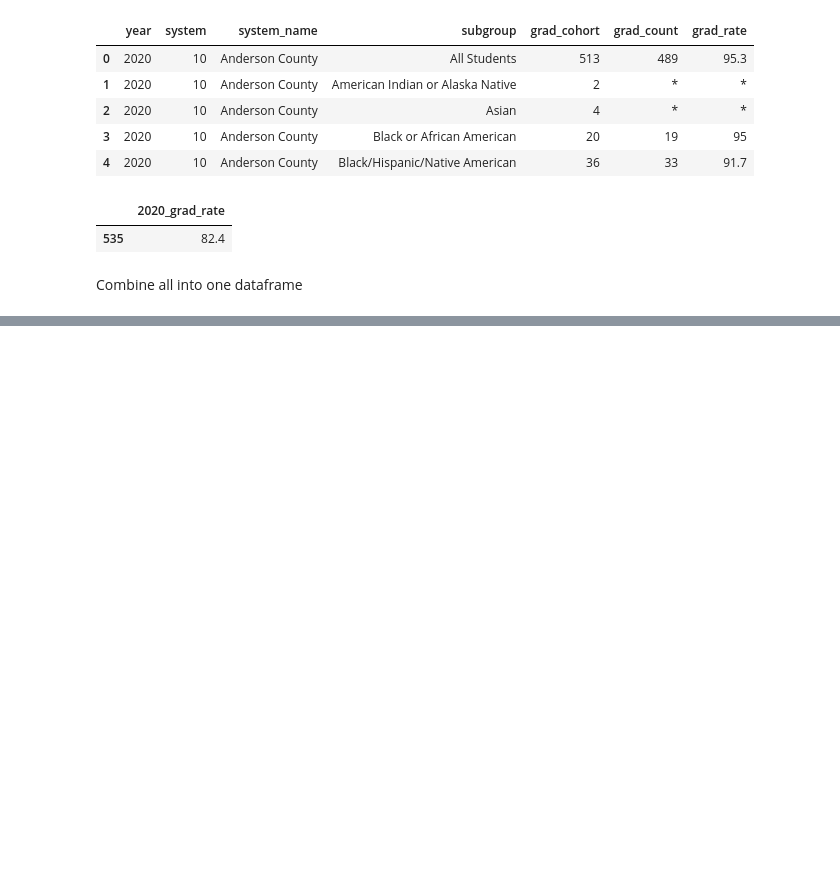
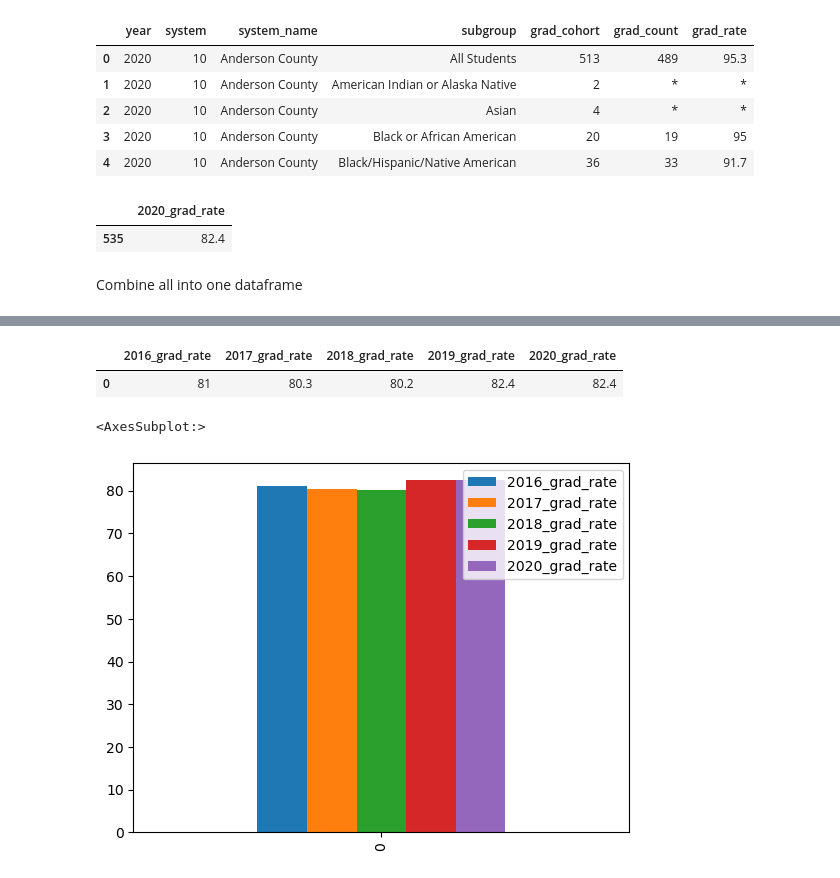
Before and after one commit to jwhankins177/capstone-budget-impact-jupyternb-python, a Jupyter notebook: notebooks/graduation.ipynb, the cells around one changed output, grey strips where cells are left out. Saved outputs shown, nothing was run; the diff lists cells and outputs as text; code cells hidden in the pictures; blank space fills up the shorter version.

Commit message:
grad_rate data done

```diff
--- a/notebooks/graduation.ipynb
+++ b/notebooks/graduation.ipynb
@@ -190,0 +205,12 @@ Combine all into one dataframe
+# %%
+df_grad = pd.read_csv(r"C:\Users\jhank\Desktop\DA7\Projects\budget-impact-jupyternb-python\data\graduation\grad_rate.csv")
+# %%
+df_grad.head()
+# %% [output]
+|  | 2016_grad_rate | 2017_grad_rate | 2018_grad_rate | 2019_grad_rate | 2020_grad_rate |
+| 0 | 81 | 80.3 | 80.2 | 82.4 | 82.4 |
+# %%
+df_grad.plot(kind='bar')
+# %% [output]
+<AxesSubplot:>
+[figure, added]
```
Also changed, not shown: parts of 4 cells of this notebook, 1 other file.
